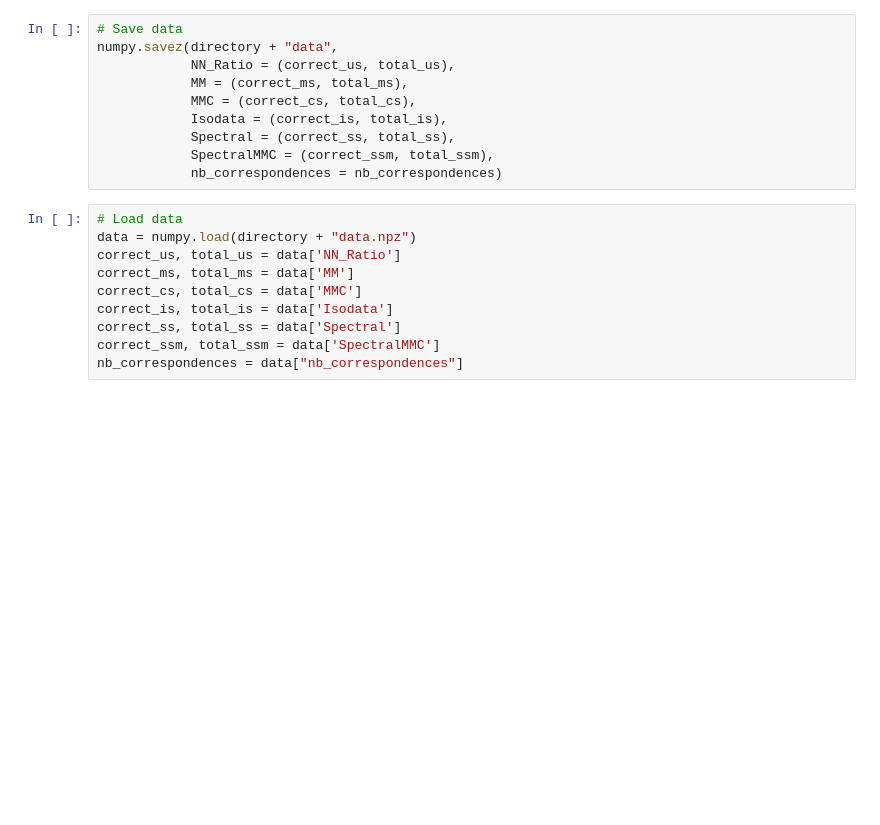
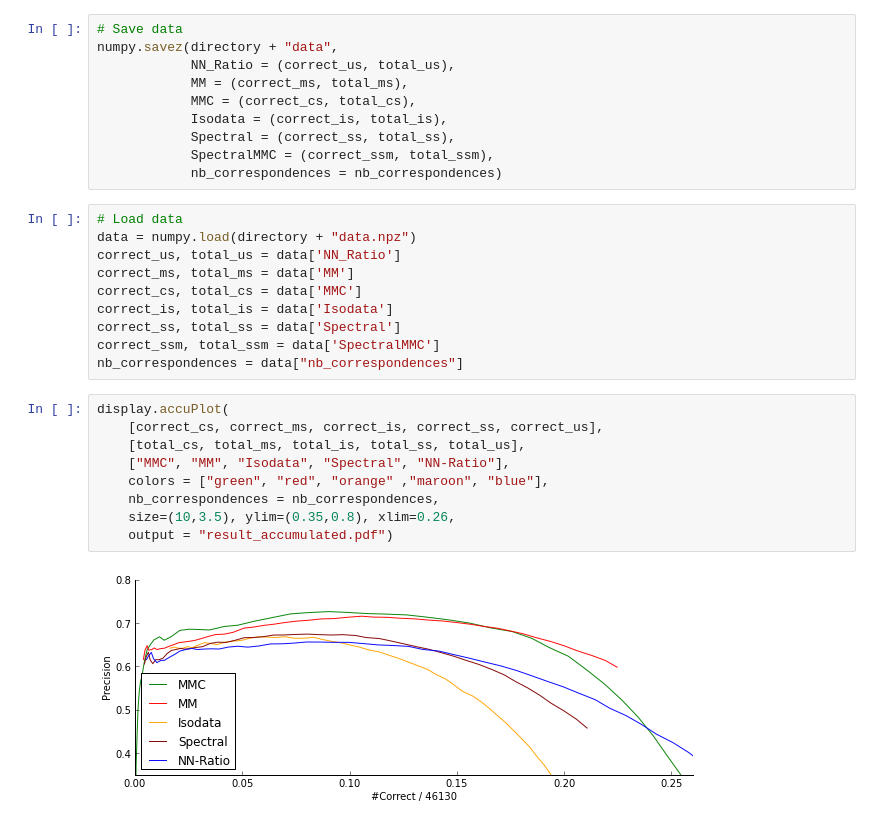
Before and after one commit to arnfred/Mirror-Match, a Jupyter notebook: code/cluster-match/Test Accumulated.ipynb, the cells around one changed output. Drawn from its saved outputs; the diff is of its cells as text; blank space fills up the shorter version.

```diff
--- a/code/cluster-match/Test Accumulated.ipynb
+++ b/code/cluster-match/Test Accumulated.ipynb
@@ -69,5 +69,16 @@ correct_is, total_is = data['Isodata']
 correct_ss, total_ss = data['Spectral']
 correct_ssm, total_ssm = data['SpectralMMC']
 nb_correspondences = data["nb_correspondences"]
+# %%
+display.accuPlot(
+    [correct_cs, correct_ms, correct_is, correct_ss, correct_us],
+    [total_cs, total_ms, total_is, total_ss, total_us],
+    ["MMC", "MM", "Isodata", "Spectral", "NN-Ratio"],
+    colors = ["green", "red", "orange" ,"maroon", "blue"],
+    nb_correspondences = nb_correspondences,
+    size=(10,3.5), ylim=(0.35,0.8), xlim=0.26,
+    output = "result_accumulated.pdf")
+# %% [output]
+[figure, added]
 # %%
 display.accuPlot(
```
Also changed, not shown: parts of 2 cells of this notebook, 4 other files.
